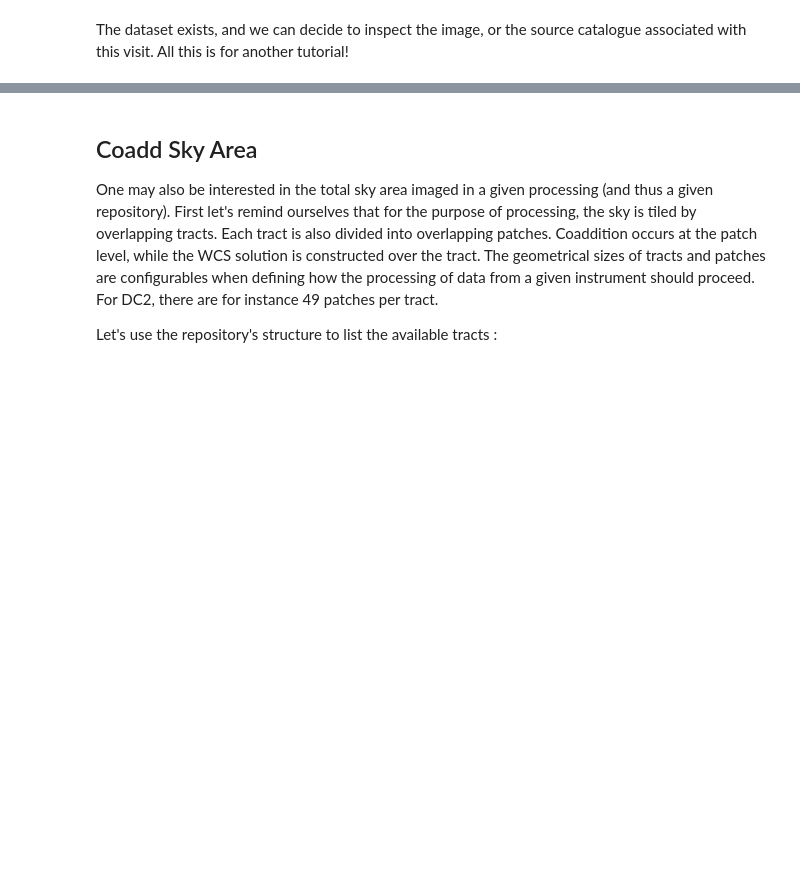
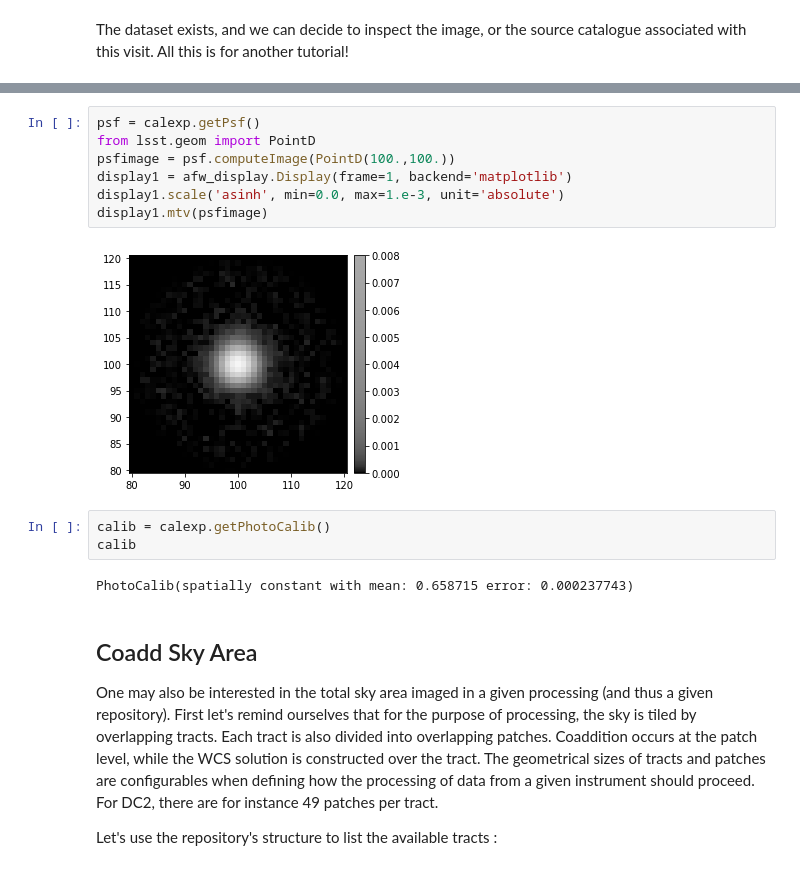
Before and after one commit to LSSTDESC/StackClub, a Jupyter notebook: Basics/Exploring_A_Data_Repo.ipynb, the cells around one changed output, grey strips where cells are left out. Cells and saved outputs as stored; diff of their text form; blank space fills up the shorter version.

```diff
--- a/Basics/Exploring_A_Data_Repo.ipynb
+++ b/Basics/Exploring_A_Data_Repo.ipynb
@@ -203,3 +266,17 @@ The dataset exists, and we can decide to inspect the image, or the source catalo
+# %%
+psf = calexp.getPsf()
+from lsst.geom import PointD
+psfimage = psf.computeImage(PointD(100.,100.))
+display1 = afw_display.Display(frame=1, backend='matplotlib')
+display1.scale('asinh', min=0.0, max=1.e-3, unit='absolute')
+display1.mtv(psfimage)
+# %% [output]
+[figure, added]
+# %%
+calib = calexp.getPhotoCalib()
+calib
+# %% [output]
+PhotoCalib(spatially constant with mean: 0.658715 error: 0.000237743)
 # %% [markdown]
 ## Coadd Sky Area
 
```
Also changed, not shown: parts of 13 cells of this notebook.
